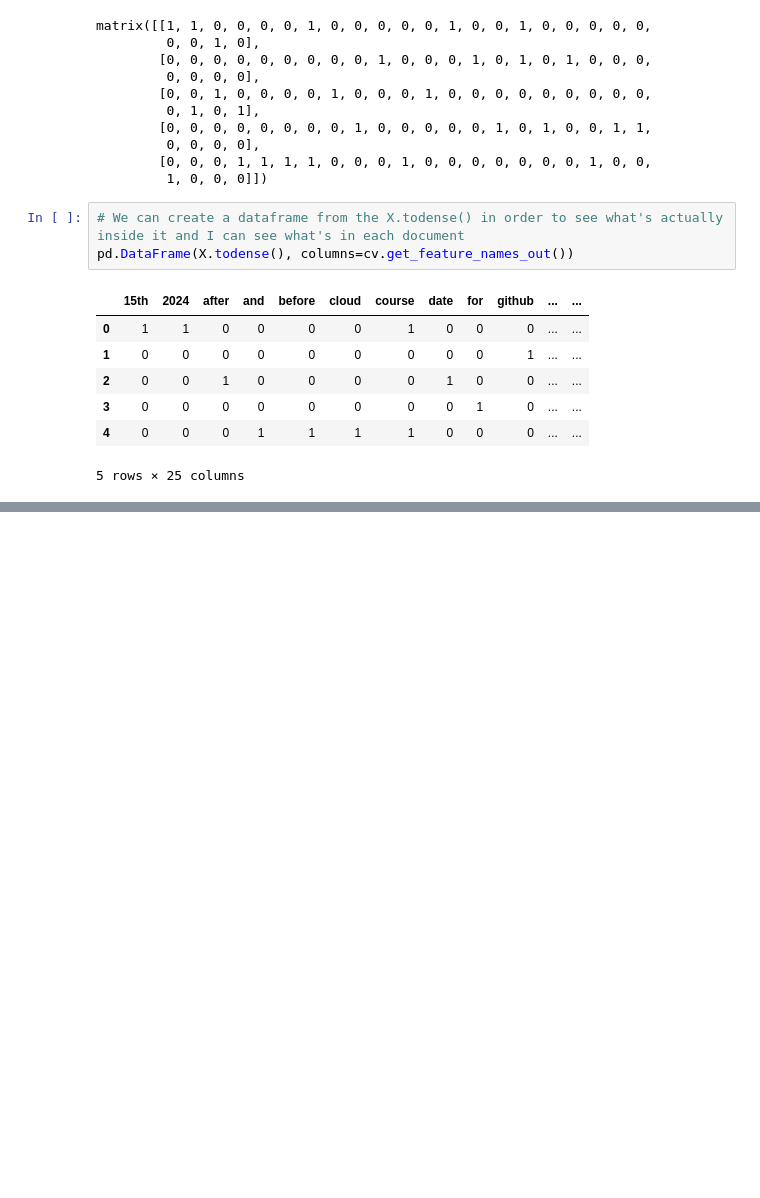
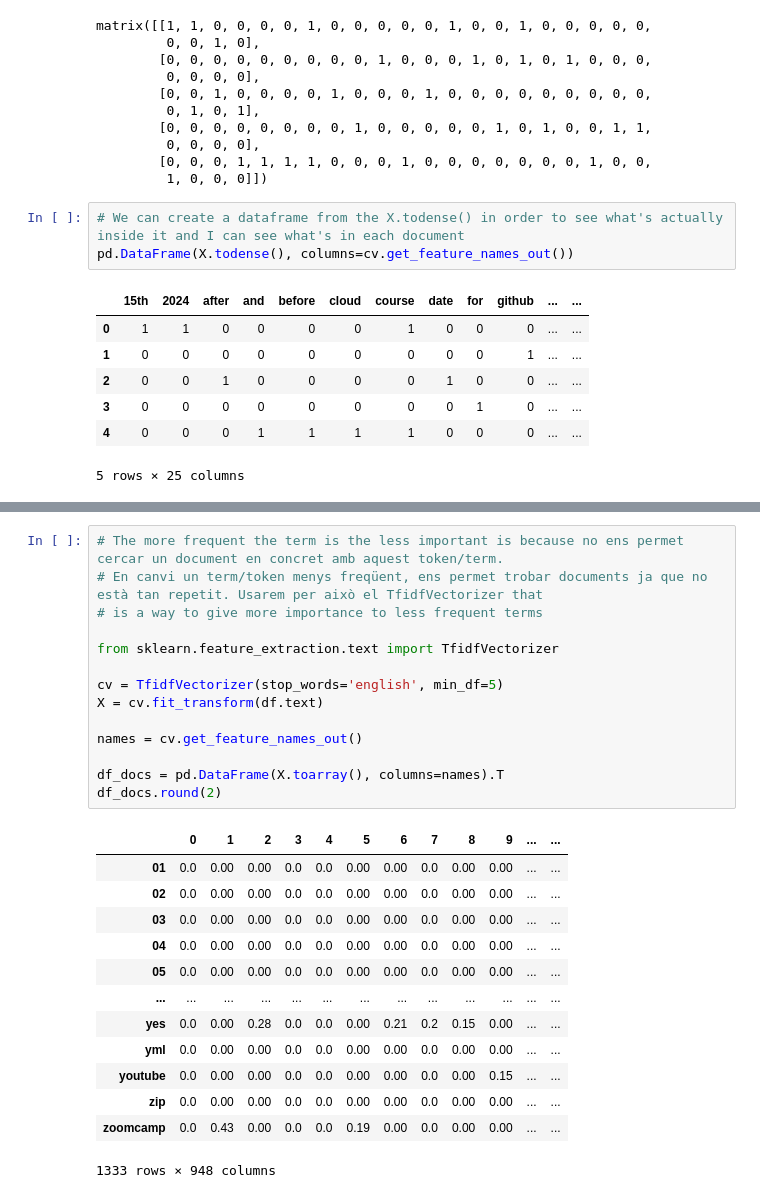
Before and after one commit to jordiTrigo/search-engine-workshop, a Jupyter notebook: notebook.ipynb, the cells around one changed output, grey strips where cells are left out. Saved outputs shown, nothing was run; the diff lists cells and outputs as text; blank space fills up the shorter version.

```diff
--- a/notebook.ipynb
+++ b/notebook.ipynb
@@ -178,0 +266,28 @@ pd.DataFrame(X.todense(), columns=cv.get_feature_names_out())
+# %%
+# The more frequent the term is the less important is because no ens permet cercar un document en concret amb aquest token/term.
+# En canvi un term/token menys freqüent, ens permet trobar documents ja que no està tan repetit. Usarem per això el TfidfVectorizer that
+# is a way to give more importance to less frequent terms
+
+from sklearn.feature_extraction.text import TfidfVectorizer
+
+cv = TfidfVectorizer(stop_words='english', min_df=5)
+X = cv.fit_transform(df.text)
+
+names = cv.get_feature_names_out()
+
+df_docs = pd.DataFrame(X.toarray(), columns=names).T
+df_docs.round(2)
+# %% [output]
+|  | 0 | 1 | 2 | 3 | 4 | 5 | 6 | 7 | 8 | 9 | ... | ... |
+| 01 | 0.0 | 0.00 | 0.00 | 0.0 | 0.0 | 0.00 | 0.00 | 0.0 | 0.00 | 0.00 | ... | ... |
+| 02 | 0.0 | 0.00 | 0.00 | 0.0 | 0.0 | 0.00 | 0.00 | 0.0 | 0.00 | 0.00 | ... | ... |
+| 03 | 0.0 | 0.00 | 0.00 | 0.0 | 0.0 | 0.00 | 0.00 | 0.0 | 0.00 | 0.00 | ... | ... |
+| 04 | 0.0 | 0.00 | 0.00 | 0.0 | 0.0 | 0.00 | 0.00 | 0.0 | 0.00 | 0.00 | ... | ... |
+| 05 | 0.0 | 0.00 | 0.00 | 0.0 | 0.0 | 0.00 | 0.00 | 0.0 | 0.00 | 0.00 | ... | ... |
+| ... | ... | ... | ... | ... | ... | ... | ... | ... | ... | ... | ... | ... |
+| yes | 0.0 | 0.00 | 0.28 | 0.0 | 0.0 | 0.00 | 0.21 | 0.2 | 0.15 | 0.00 | ... | ... |
+| yml | 0.0 | 0.00 | 0.00 | 0.0 | 0.0 | 0.00 | 0.00 | 0.0 | 0.00 | 0.00 | ... | ... |
+| youtube | 0.0 | 0.00 | 0.00 | 0.0 | 0.0 | 0.00 | 0.00 | 0.0 | 0.00 | 0.15 | ... | ... |
+| zip | 0.0 | 0.00 | 0.00 | 0.0 | 0.0 | 0.00 | 0.00 | 0.0 | 0.00 | 0.00 | ... | ... |
+| zoomcamp | 0.0 | 0.43 | 0.00 | 0.0 | 0.0 | 0.19 | 0.00 | 0.0 | 0.00 | 0.00 | ... | ... |
+1333 rows × 948 columns
```
Also changed, not shown: parts of 4 cells of this notebook.
